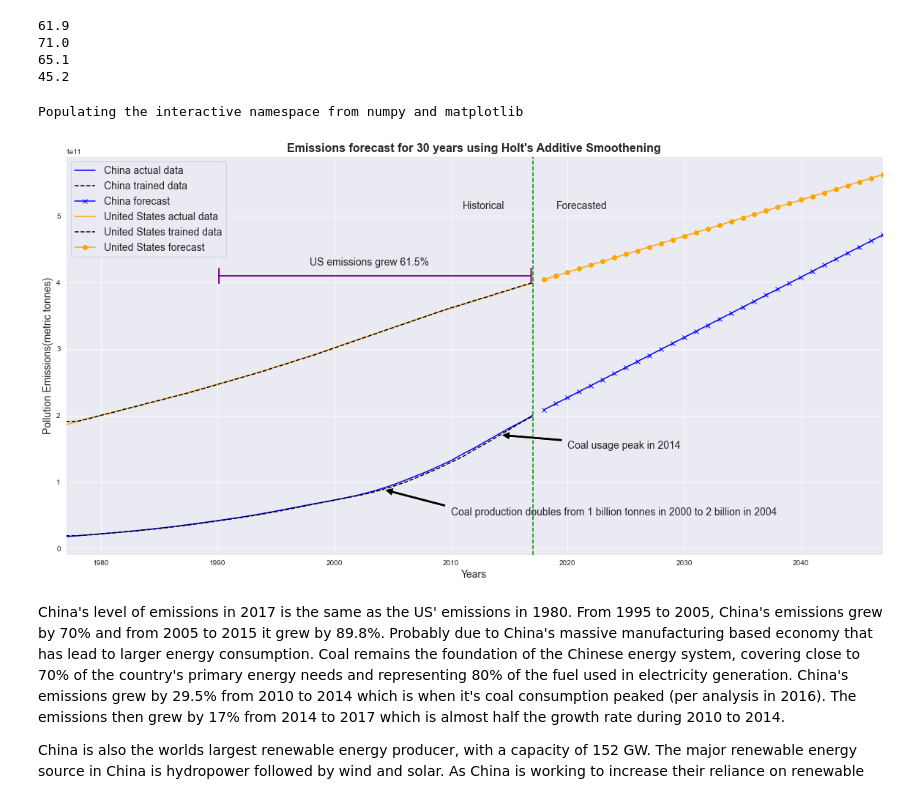
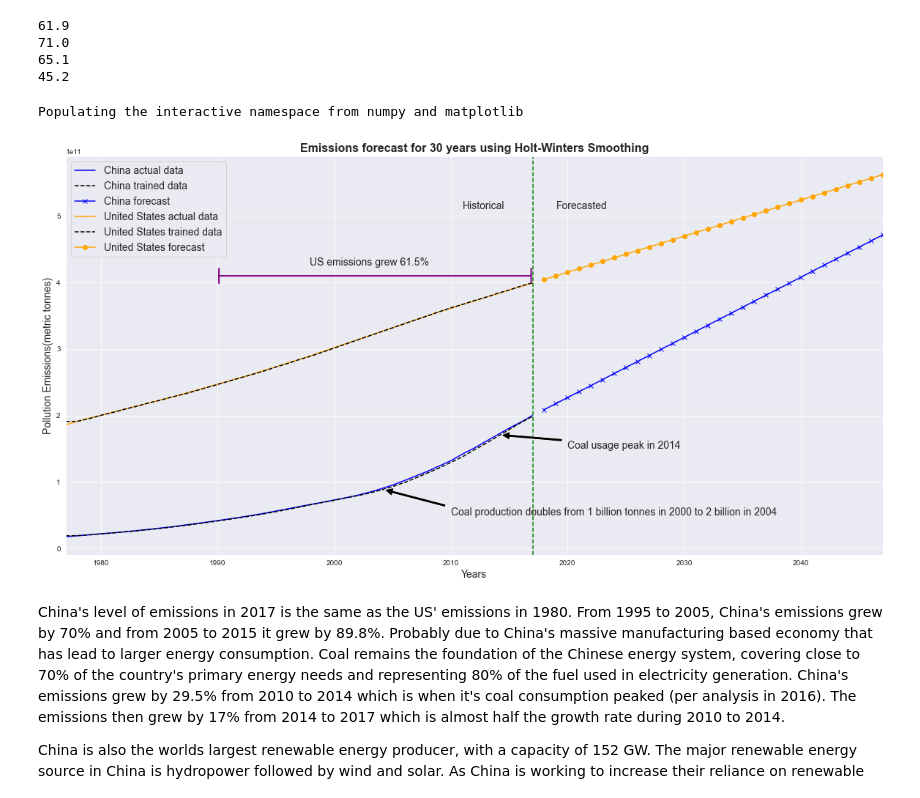
Before and after one commit to wiredmerlin/project01, a Jupyter notebook: Project01.ipynb, the cells around one changed output. Drawn from its saved outputs; the diff is of its cells as text; code cells hidden in the pictures.

```diff
--- a/Project01.ipynb
+++ b/Project01.ipynb
@@ -329,35 +302,35 @@ for country_fcast in country_forecast_list:
     historical_data.plot(color = lcolor, label= country_fcast+' actual data')
     fitted_data.fittedvalues.plot(color = 'black', linestyle= 'dashed', label= country_fcast+' trained data')
     forecast_data.plot(color = lcolor, marker = lmarker, label= country_fcast+' forecast')
     lcolor = 'orange'
     lmarker = 'o'
 
 ch_coal_pk = emission_df.loc['China','2014']
 ch_coal_dbl = emission_df.loc['China','2004']
 us_rec_drp = emission_df.loc['United States','2008']
 
-plt.title("Emissions forecast for 30 years using Holt's Additive Smoothening", fontsize=16, fontweight='bold')
+plt.title("Emissions forecast for 30 years using Holt-Winters Smoothing", fontsize=16, fontweight='bold')
 plt.xlabel('Years', fontsize=14)
 plt.ylabel('Pollution Emissions(metric tonnes)', fontsize=14)
 plt.text('2019', 510000000000, "Forecasted", fontsize=14)
 plt.text('2011', 510000000000, "Historical", fontsize=14)
 plt.annotate('Coal usage peak in 2014', xy=('2014', ch_coal_pk), xytext=('2020', 150000000000),xycoords='data', \
              textcoords='data', arrowprops=dict(facecolor='black', shrink=0.05), fontsize=14)
 plt.annotate('Coal production doubles from 1 billion tonnes in 2000 to 2 billion in 2004', xy=('2004', ch_coal_dbl),\
              xytext=('2010', 50000000000),xycoords='data', textcoords='data', arrowprops=dict(facecolor='black', shrink=0.05)\
             , fontsize=14)
 plt.annotate('', xy=('1990', 410000000000), xytext=('2017', 410000000000), xycoords='data', textcoords='data',\
             arrowprops=dict(arrowstyle= '|-|', color='purple', linewidth=2))
 plt.annotate('US emissions grew 61.5%', xy=('2003', 430000000000), ha='center', va='center', fontsize=14)
 #plt.annotate('Emissions dropped due to recession in 2008', xy=('2008', us_rec_drp), xytext=('2012', 320000000000),xycoords='data', \
 #             textcoords='data', arrowprops=dict(facecolor='black', shrink=0.05), fontsize=12)
 plt.axvline('2017', color='green', linestyle = '--')
 plt.legend(loc='best', fontsize=14)
 plt.grid(True)
 plt.show()
 # %% [output]
 Populating the interactive namespace from numpy and matplotlib
-[figure, old version]
+[figure, new version]
 # %% [markdown]
 China's level of emissions in 2017 is the same as the US' emissions in 1980. From 1995 to 2005, China's emissions grew by 70% and from 2005 to 2015 it grew by 89.8%. Probably due to China's massive manufacturing based economy that has lead to larger energy consumption. Coal remains the foundation of the Chinese energy system, covering close to 70% of the country's primary energy needs and representing 80% of the fuel used in electricity generation. China's emissions grew by 29.5% from 2010 to 2014 which is when it's coal consumption peaked (per analysis in 2016). The emissions then grew by 17% from 2014 to 2017 which is almost half the growth rate during 2010 to 2014.
 
```
Also changed, not shown: parts of 25 cells of this notebook.
